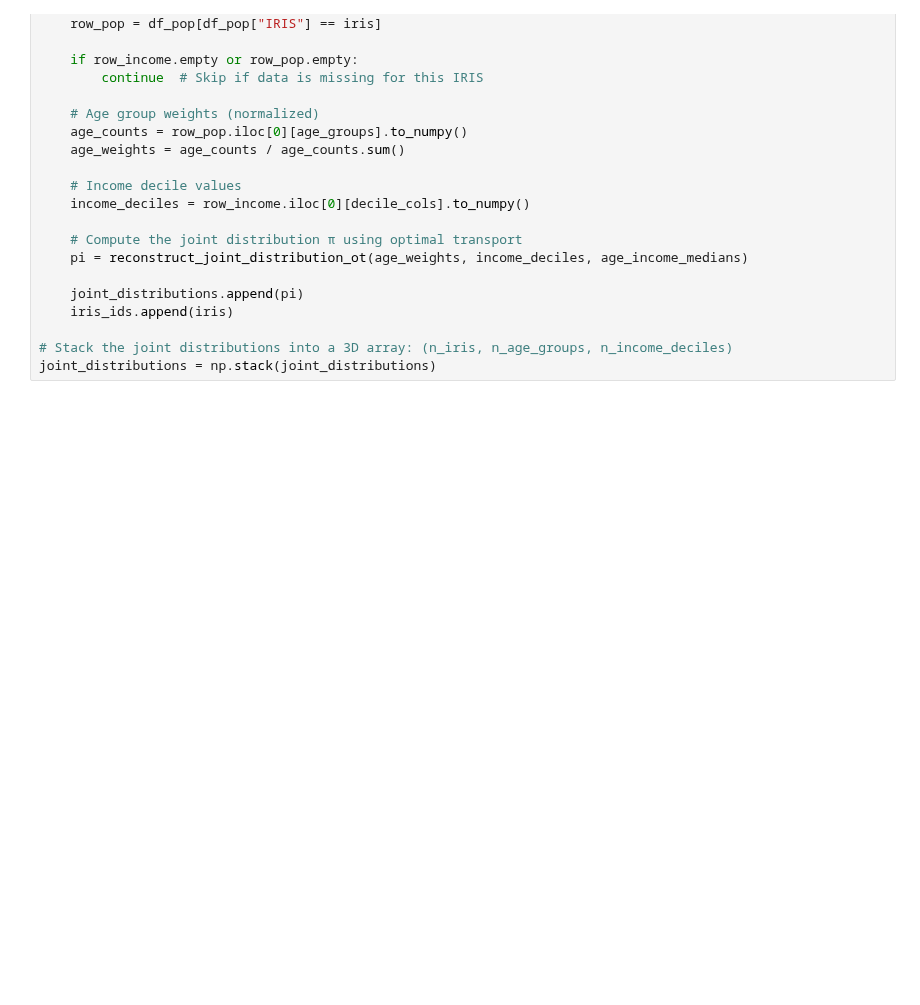
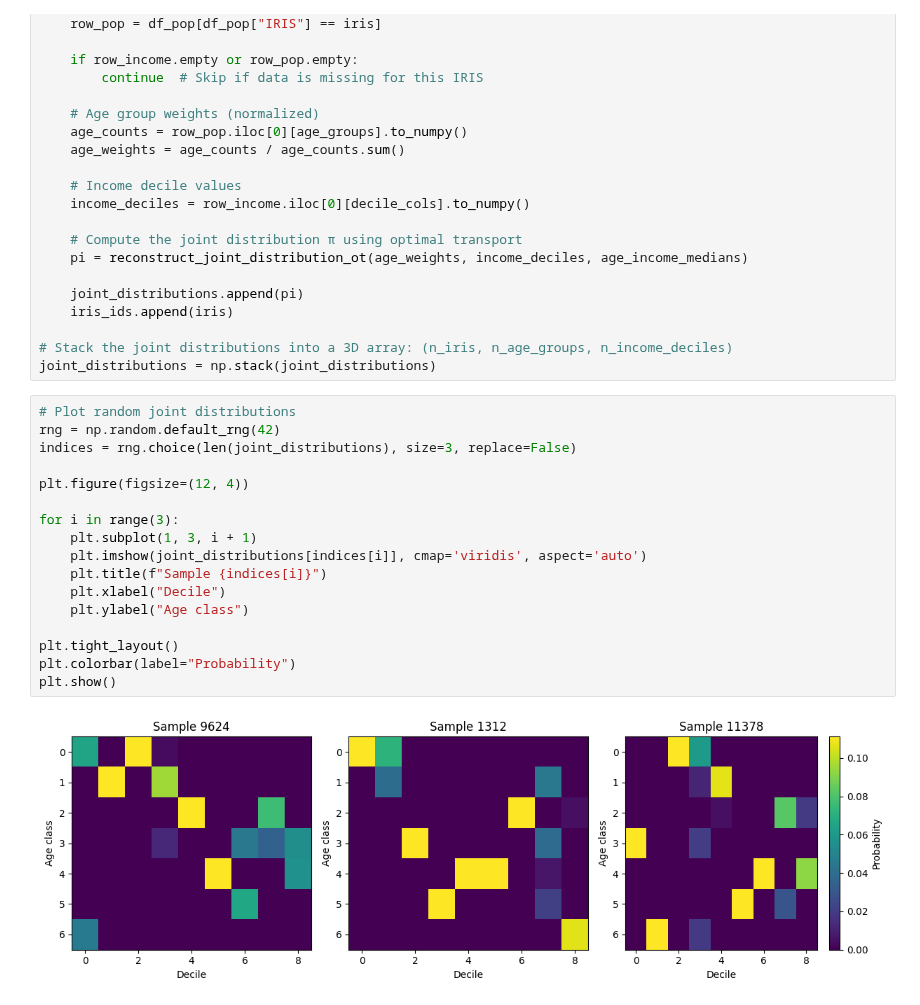
Before and after one commit to moranenzo/ML-Wasserstein, a Jupyter notebook: notebooks/IRISxAGE.ipynb, the cells around one changed output. Cells and saved outputs as stored; diff of their text form; blank space fills up the shorter version.

```diff
--- a/notebooks/IRISxAGE.ipynb
+++ b/notebooks/IRISxAGE.ipynb
@@ -198,3 +192,22 @@ for iris in tqdm(common_iris):
 
 # Stack the joint distributions into a 3D array: (n_iris, n_age_groups, n_income_deciles)
 joint_distributions = np.stack(joint_distributions)
+# %%
+# Plot random joint distributions
+rng = np.random.default_rng(42)
+indices = rng.choice(len(joint_distributions), size=3, replace=False)
+
+plt.figure(figsize=(12, 4))
+
+for i in range(3):
+    plt.subplot(1, 3, i + 1)
+    plt.imshow(joint_distributions[indices[i]], cmap='viridis', aspect='auto')
+    plt.title(f"Sample {indices[i]}")
+    plt.xlabel("Decile")
+    plt.ylabel("Age class")
+
+plt.tight_layout()
+plt.colorbar(label="Probability")
+plt.show()
+# %% [output]
+[figure, added]
```
Also changed, not shown: parts of 9 cells of this notebook.
